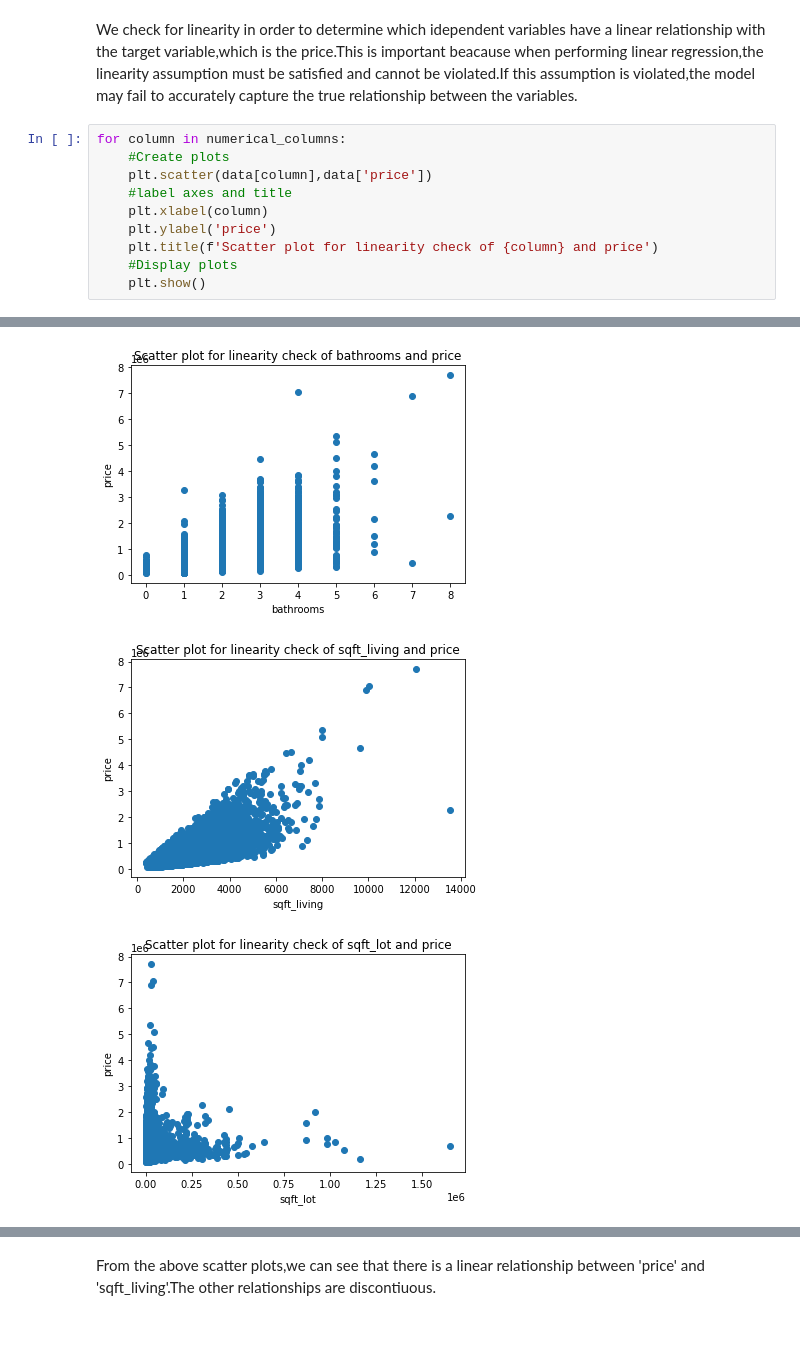
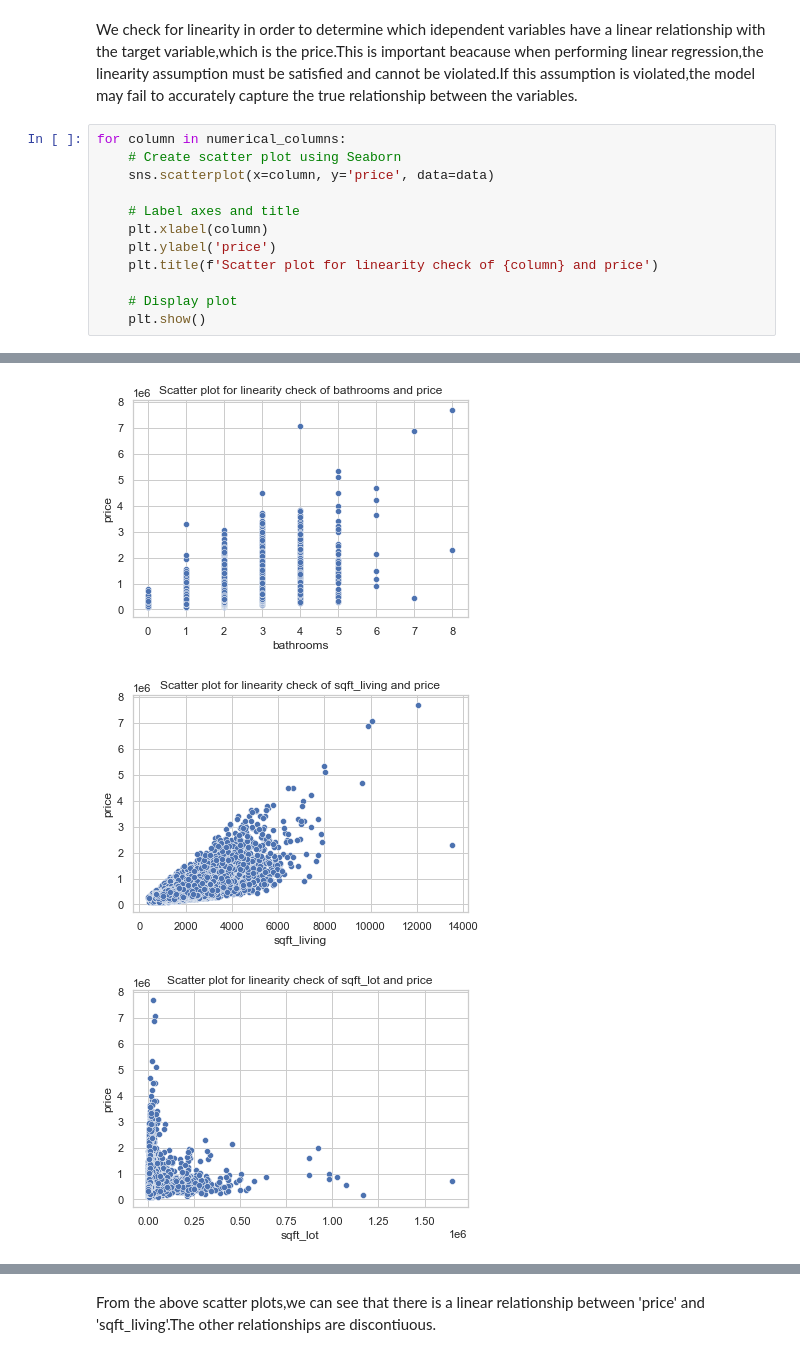
Before and after one commit to FrankOyugi/phase-2-project-real-estate-data-analysis, a Jupyter notebook: student.ipynb, the cells around one changed output, grey strips where cells are left out. Saved outputs shown, nothing was run; the diff lists cells and outputs as text; blank space fills up the shorter version.

```diff
--- a/student.ipynb
+++ b/student.ipynb
@@ -318,12 +318,14 @@ print(numerical_columns)
 We check for linearity in order to determine which idependent variables have a linear relationship with the target variable,which is the price.This is important beacause when performing linear regression,the linearity assumption must be satisfied and cannot be violated.If this assumption is violated,the model may fail to accurately capture the true relationship between the variables.
 # %%
 for column in numerical_columns:
-    #Create plots
-    plt.scatter(data[column],data['price'])
-    #label axes and title
+    # Create scatter plot using Seaborn
+    sns.scatterplot(x=column, y='price', data=data)
+
+    # Label axes and title
     plt.xlabel(column)
     plt.ylabel('price')
     plt.title(f'Scatter plot for linearity check of {column} and price')
-    #Display plots
+
+    # Display plot
     plt.show()
 # %% [output]
@@ -332,3 +334,3 @@ for column in numerical_columns:
-[figure, old version]
+[figure, new version]
-[figure, old version]
+[figure, new version]
-[figure, old version]
+[figure, new version]
```
Also changed, not shown: parts of 19 cells of this notebook.
